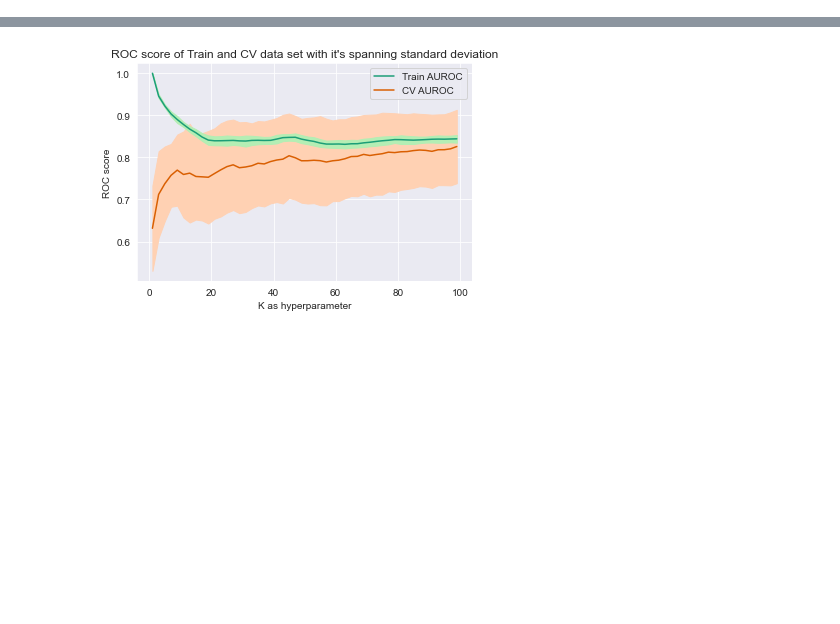
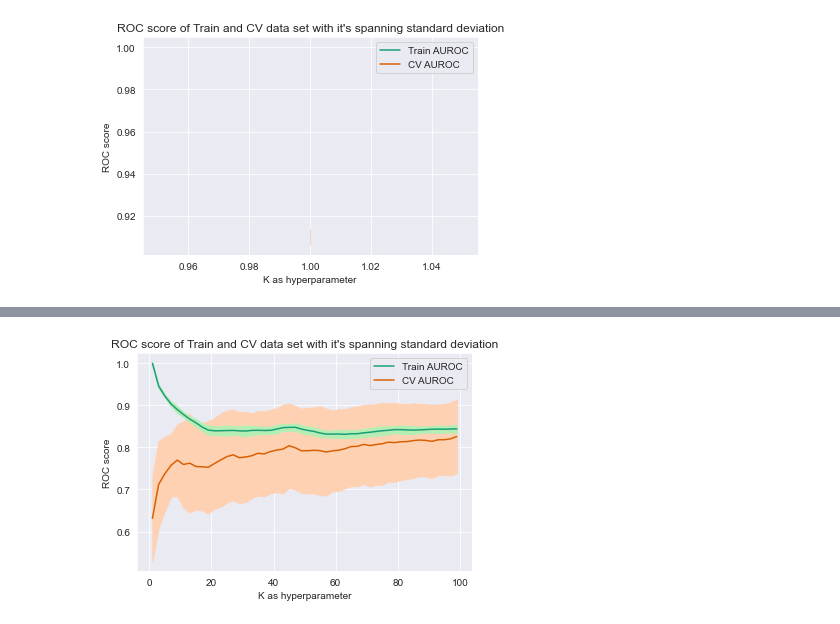
Before and after one commit to Sahil-Chavan/ML_Playground, a Jupyter notebook: Final Files/AFFR_KNN.ipynb, the cells around one changed output, grey strips where cells are left out. Cells and saved outputs as stored; diff of their text form; code cells hidden in the pictures; blank space fills up the shorter version.

```diff
--- a/Final Files/AFFR_KNN.ipynb
+++ b/Final Files/AFFR_KNN.ipynb
@@ -228,0 +400,4 @@ class Knn:
+# %%
+knn.Plot_CV_roc_score()
+# %% [output]
+[figure, added]
```
Also changed, not shown: parts of 44 cells of this notebook, 1 other file.
